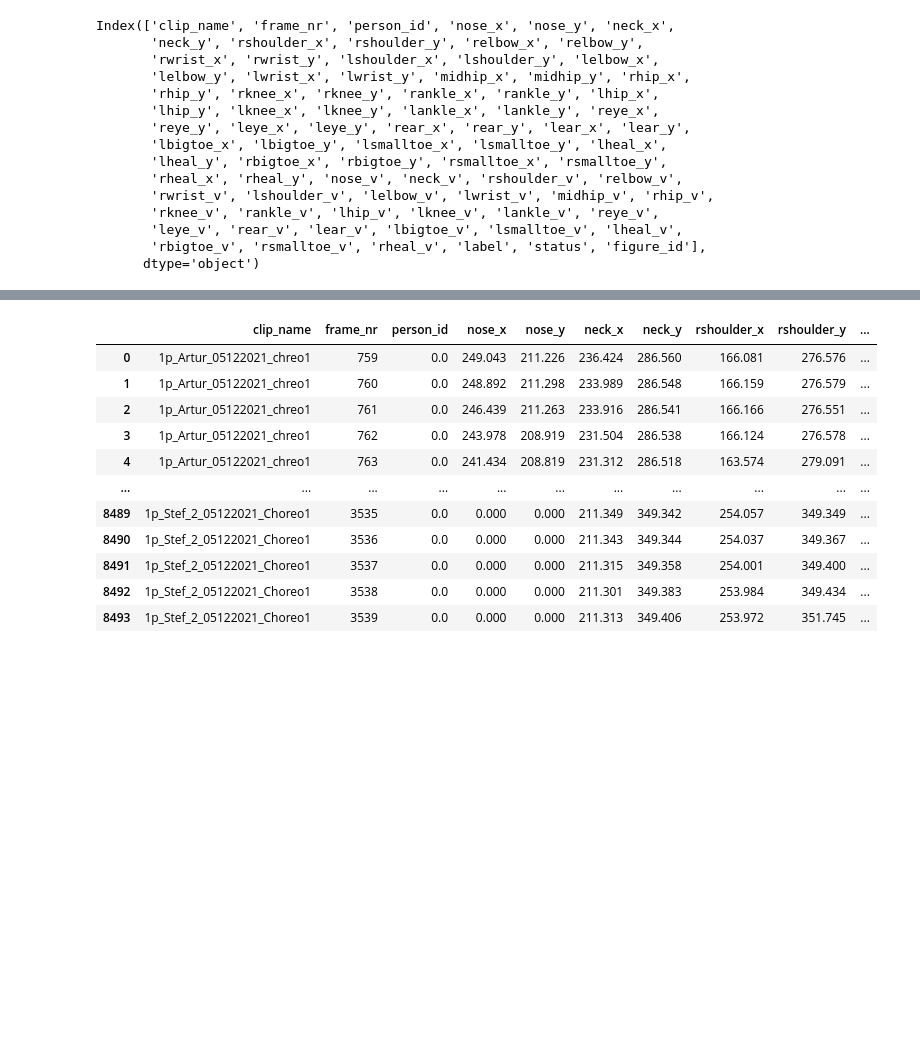
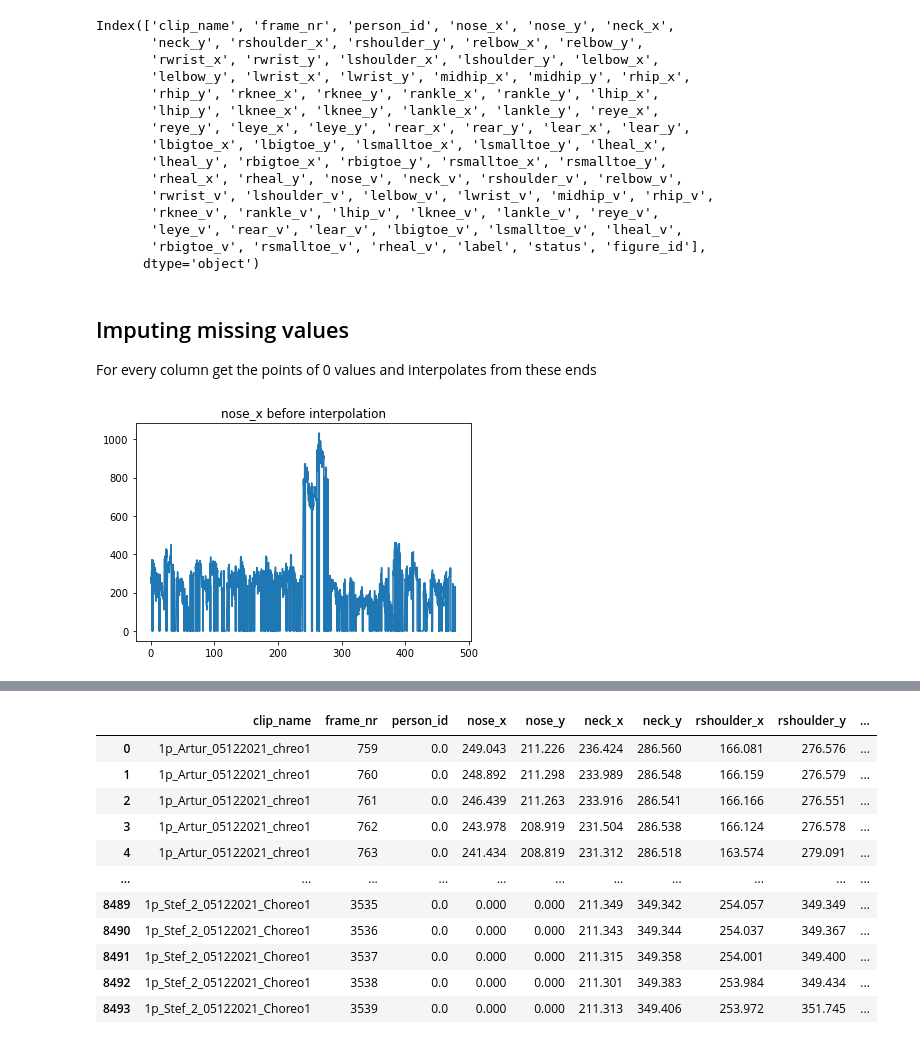
Before and after one commit to abergues/Model-test, a Jupyter notebook: Data_Preparation.ipynb, the cells around one changed output, grey strips where cells are left out. Cells and saved outputs as stored; diff of their text form; code cells hidden in the pictures; blank space fills up the shorter version.

```diff
--- a/Data_Preparation.ipynb
+++ b/Data_Preparation.ipynb
@@ -64,3 +68,14 @@ Index(['clip_name', 'frame_nr', 'person_id', 'nose_x', 'nose_y', 'neck_x',
        'leye_v', 'rear_v', 'lear_v', 'lbigtoe_v', 'lsmalltoe_v', 'lheal_v',
        'rbigtoe_v', 'rsmalltoe_v', 'rheal_v', 'label', 'status', 'figure_id'],
       dtype='object')
+# %% [markdown]
+## Imputing missing values
+
+For every column get the points of 0 values and interpolates from these ends
+# %%
+# example before interpolation
+plt.plot(data["nose_x"])
+plt.title("nose_x before interpolation")
+plt.show()
+# %% [output]
+[figure, added]
```
Also changed, not shown: parts of 26 cells of this notebook.
